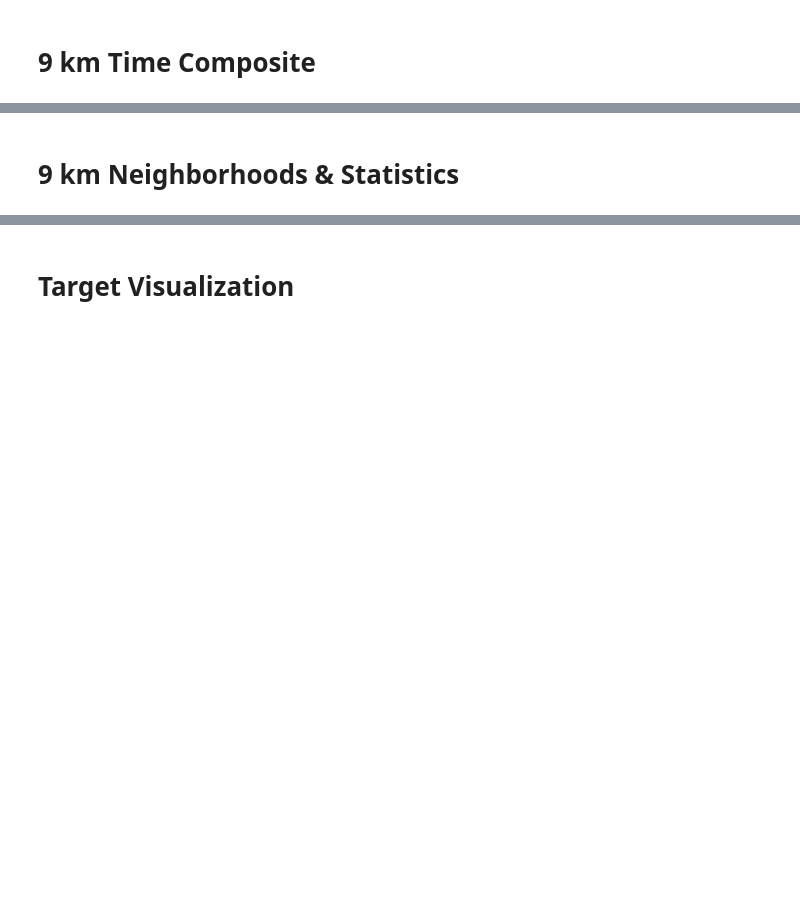
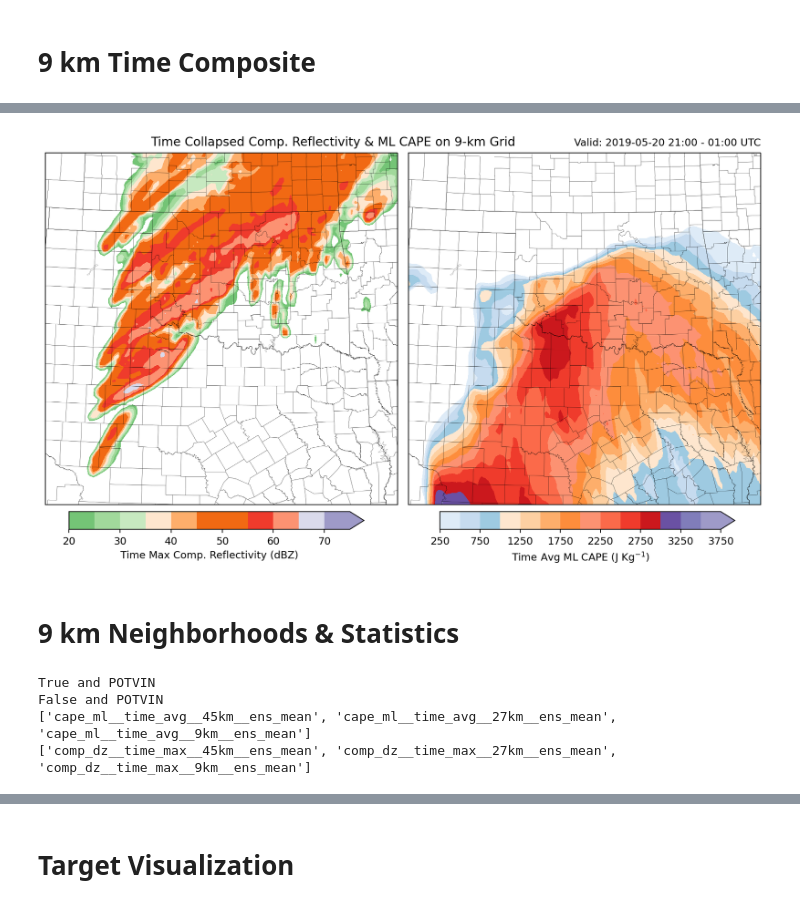
Before and after one commit to NOAA-National-Severe-Storms-Laboratory/frdd-wofs-ml-w2w, a Jupyter notebook: notebooks/visualize_pipeline.ipynb, the cells around one changed output, grey strips where cells are left out. Saved outputs shown, nothing was run; the diff lists cells and outputs as text; code cells hidden in the pictures; blank space fills up the shorter version.

```diff
--- a/notebooks/visualize_pipeline.ipynb
+++ b/notebooks/visualize_pipeline.ipynb
@@ -43,2 +319,7 @@ from wofs_ml_severe.data_pipeline.storm_report_downloader import StormReportDown
 # %% [markdown]
 # 9 km Time Composite
+# %%
+def calc_time_composite(X, func, name, keys):
+    '''Compute the time-maximum or time-average'''
+    X_time_comp={f'{v}__{name}': func(X[v], axis=0) for v in keys}
+    return X_time_comp
@@ -45,2 +332,44 @@ from wofs_ml_severe.data_pipeline.storm_report_downloader import StormReportDown
+# %%
+fig, axes = plt.subplots(figsize=(10,8), facecolor='w',
+                     dpi=170, nrows=1, ncols=2, subplot_kw={'projection': projection},
+                        constrained_layout=True)
+
+
+levels= [dz_levels, cape_levels]
+#cmaps=[WoFSColors.fed_cmap, WoFSColors.cape_cmap]
+cmaps=[WoFSColors.dz_cmap, WoFSColors.cape_cmap]
+labels=['Time Max Comp. Reflectivity (dBZ)', 'Time Avg ML CAPE (J Kg$^{-1}$)']
+title='Time Collapsed Comp. Reflectivity & ML CAPE on 9-km Grid'
+X_s=[]
+X_s.append(X_strm_time_comp[list(X_strm_time_comp.keys())[1]][0])
+X_s.append(X_env_time_comp[list(X_env_time_comp.keys())[1]][0])
+conts=[]
+for ax, X, name, grid, cmap, level in zip(axes.flat,X_s,labels,[target_grid, target_grid], cmaps, levels):
+    add_map_stuff(ax, states, shape_feature)
+
+        #cmap=WoFSColors.wz_cmap
+    cf = ax.contourf(grid[1],grid[0], X, transform = crs, cmap=cmap, levels=level, extend='max')
+    conts.append(cf)
+
+
+
+    ax = set_extent(ax, projection , crs, grid[0], grid[1],)
+
+    fontsize = 10 if len(name) > 5 else 12
+    #ax.set_title(f'{name}', fontsize=fontsize)
+
+fig.tight_layout()
+
+cax = [fig.add_axes([0.047, 0.16, 0.4, 0.03]),fig.add_axes([0.55, 0.16, 0.4, 0.03])]
+axes[0].annotate(title, (0.3, 1.02), xycoords='axes fraction', fontsize=12, color='k') #(0.7, 1.02)
+for cont, ax, label in zip(conts, cax, labels):
+      fig.colorbar(cont, cax=ax,label=label, orientation='horizontal', extend='max')
+
+time_title = f'Valid: {start_time[:4]}-{start_time[4:6]}-{start_time[6:8]} {start_time[8:10]}:{start_time[10:12]} - {end_date[8:10]}:{end_date[10:12]} UTC'
+#time_title = f'Valid: {start_time[:4]}-{start_time[4:6]}-{start_time[6:8]} {start_time[8:10]}:{start_time[10:12]} UTC'
+axes[1].annotate(time_title, (0.47, 1.02), xycoords='axes fraction', fontsize=10, color='k')
+plt.show()
+# %% [output]
+[figure, added]
 # %% [markdown]
 # 9 km Neighborhoods & Statistics
@@ -46,0 +484,11 @@ from wofs_ml_severe.data_pipeline.storm_report_downloader import StormReportDown
+# %%
+from collections import ChainMap
+X_env_stats = calc_spatial_ensemble_stats(X_env_time_comp, environ=True)
+X_strm_stats = calc_spatial_ensemble_stats(X_strm_time_comp, environ=False)
+print(list(X_env_stats.keys())[1::4]) #1, 5,9
+print(list(X_strm_stats.keys())[1::8]) #1,9,17
+# %% [output]
+True and POTVIN
+False and POTVIN
+['cape_ml__time_avg__45km__ens_mean', 'cape_ml__time_avg__27km__ens_mean', 'cape_ml__time_avg__9km__ens_mean']
+['comp_dz__time_max__45km__ens_mean', 'comp_dz__time_max__27km__ens_mean', 'comp_dz__time_max__9km__ens_mean']
```
Also changed, not shown: parts of 18 cells of this notebook, 4 other files.
